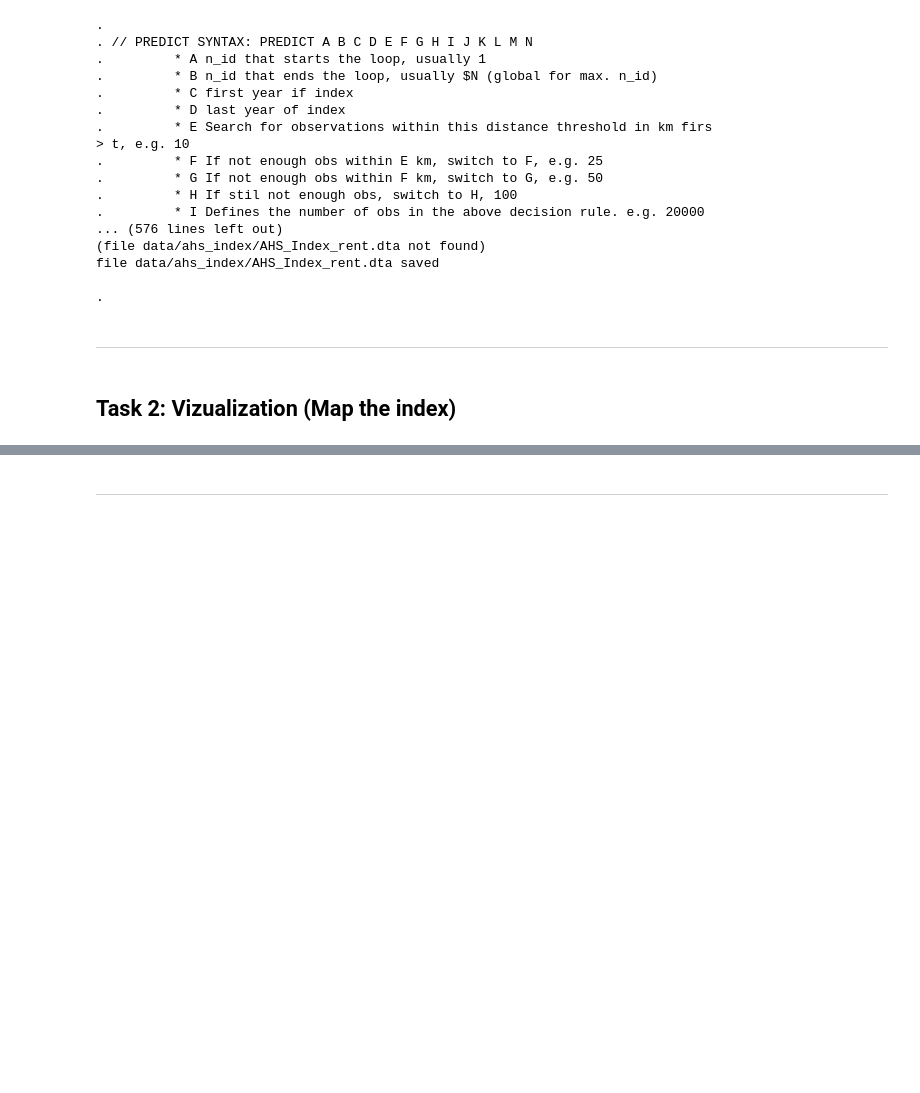
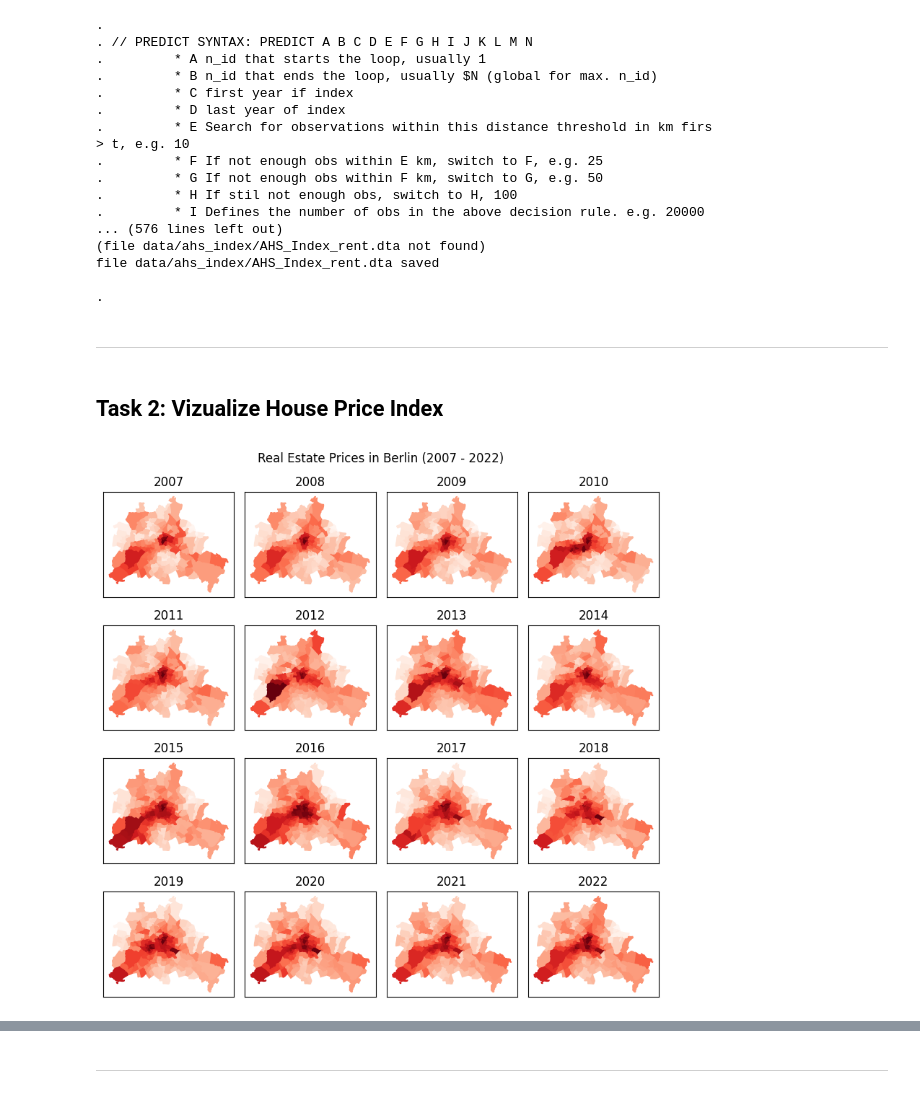
Before and after one commit to dbursy/qse_collaboration, a Jupyter notebook: notebooks/QSE_Tutorial_2_Group_2.ipynb, the cells around one changed output, grey strips where cells are left out. Saved outputs shown, nothing was run; the diff lists cells and outputs as text; code cells hidden in the pictures; blank space fills up the shorter version.

```diff
--- a/notebooks/QSE_Tutorial_2_Group_2.ipynb
+++ b/notebooks/QSE_Tutorial_2_Group_2.ipynb
@@ -324,8 +356,25 @@ os.remove(f'{OUTPUT_FOLDER}/AHS-Index.csv')
 os.remove(f'{OUTPUT_FOLDER}/AHS-Index.dta')
 # %% [markdown]
 ---
-# %% [markdown]
-## Task 2: Vizualization (Map the index)
+# %% [markdown]
+## Task 2: Vizualize House Price Index<a class="anchor" id="vizualization"></a>
 # %%
 gdf_purchase_index = gdf_zip_codes.set_index('shape_id').join(pd.read_stata(f'{OUTPUT_FOLDER}/AHS_Index_purchase.dta').set_index('shape_id'))
 gdf_rent_index = gdf_zip_codes.set_index('shape_id').join(pd.read_stata(f'{OUTPUT_FOLDER}/AHS_Index_rent.dta').set_index('shape_id'))
+# %%
+figure, axis = plt.subplots(4, 4, figsize=(8, 8))
+axis = axis.flatten()
+
+for index, year in enumerate(range(2007, 2023)):
+    gdf_purchase_index.loc[gdf_rent_index['city'] == 'berlin'].plot(column='price_qm'+str(year), cmap='Reds', edgecolor='face', ax=axis[index])
+    axis[index].set_xticks([])
+    axis[index].set_yticks([])
+    axis[index].set_title(f'{year}')
+figure.suptitle('Real Estate Prices in Berlin (2007 - 2022)')
+
+if savefigures:
+    plt.savefig(f'{ROOT_FOLDER}/output/_purchase_berlin.png', bbox_inches='tight')
+else:
+    plt.tight_layout()
+# %% [output]
+[figure, added]
```
Also changed, not shown: parts of 39 cells of this notebook, 1 other file.
